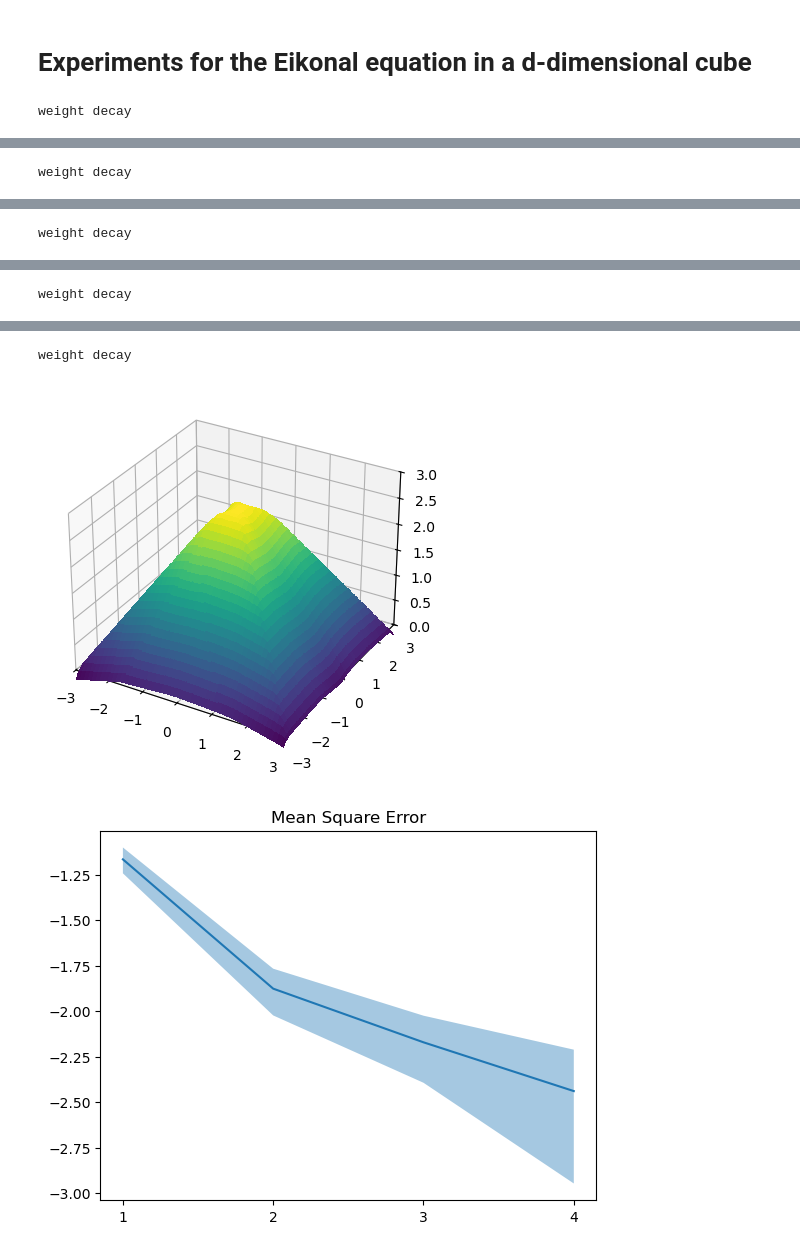
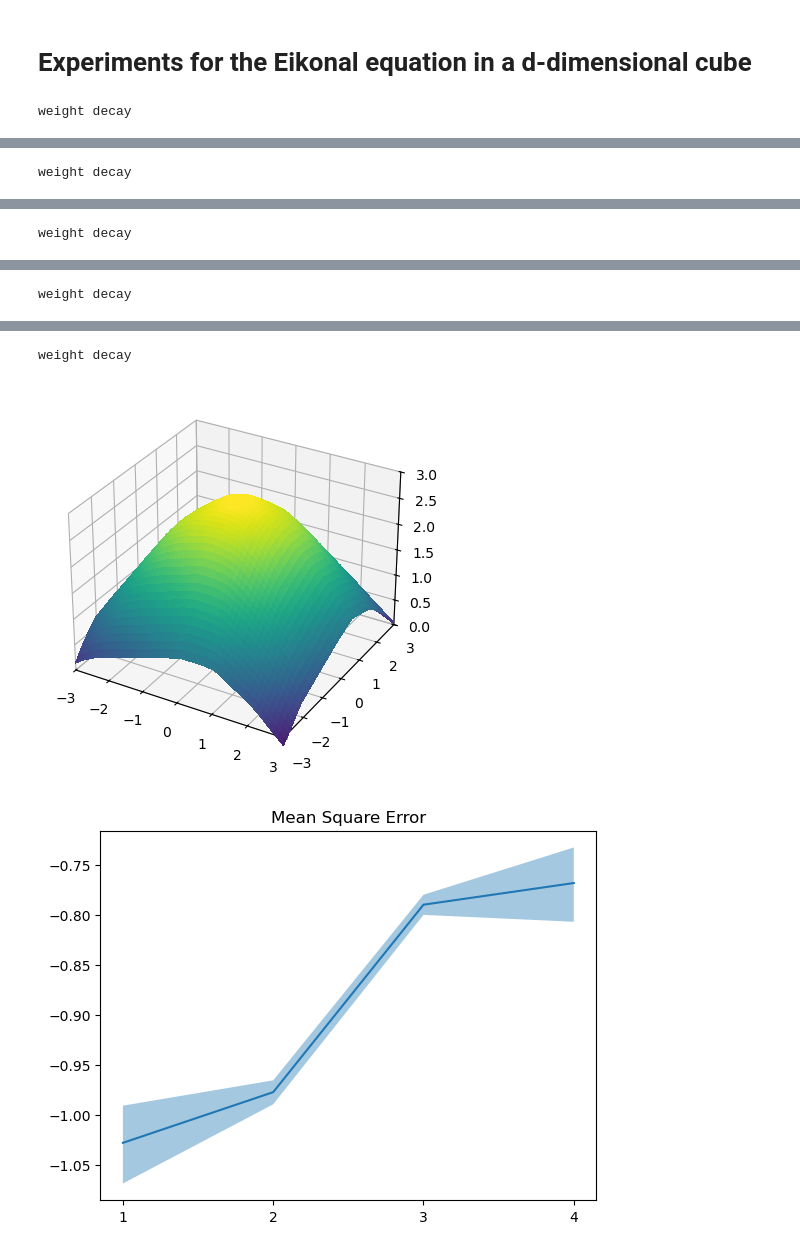
Before and after one commit to utkaiser/HamiltonJacobi_LeastSquares_LxF_NNs, a Jupyter notebook: Notebooks_revised/Eikonal_d_cube.ipynb, the cells around one changed output, grey strips where cells are left out. Saved outputs shown, nothing was run; the diff lists cells and outputs as text; code cells hidden in the pictures.

```diff
--- a/Notebooks_revised/Eikonal_d_cube.ipynb
+++ b/Notebooks_revised/Eikonal_d_cube.ipynb
@@ -92,7 +92,7 @@ for j in range(2,3):
 
         if j==2:
             print('weight decay')
-            training_params['optimizer'] = optim.SGD(NN.parameters(), lr = .02, weight_decay=1e-5, momentum = .2)
+            training_params['optimizer'] = optim.SGD(NN.parameters(), lr = .02, weight_decay=1e-1, momentum = .2)
 
 
         time = 0.
@@ -162,3 +162,3 @@ weight decay
 weight decay
-[figure, old version]
+[figure, new version]
-[figure, old version]
+[figure, new version]
```
Also changed, not shown: parts of 4 cells of this notebook, 1 other file.
